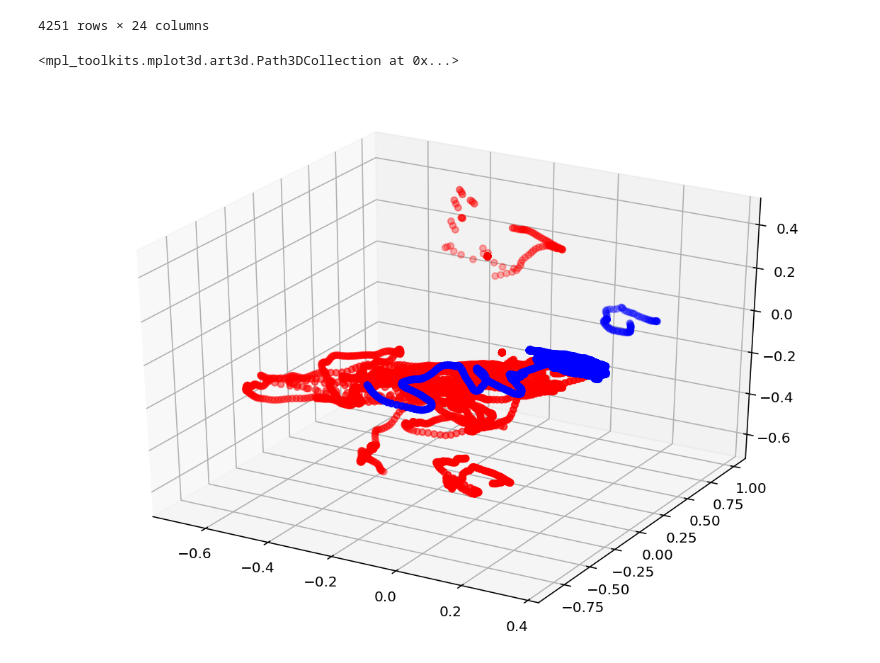
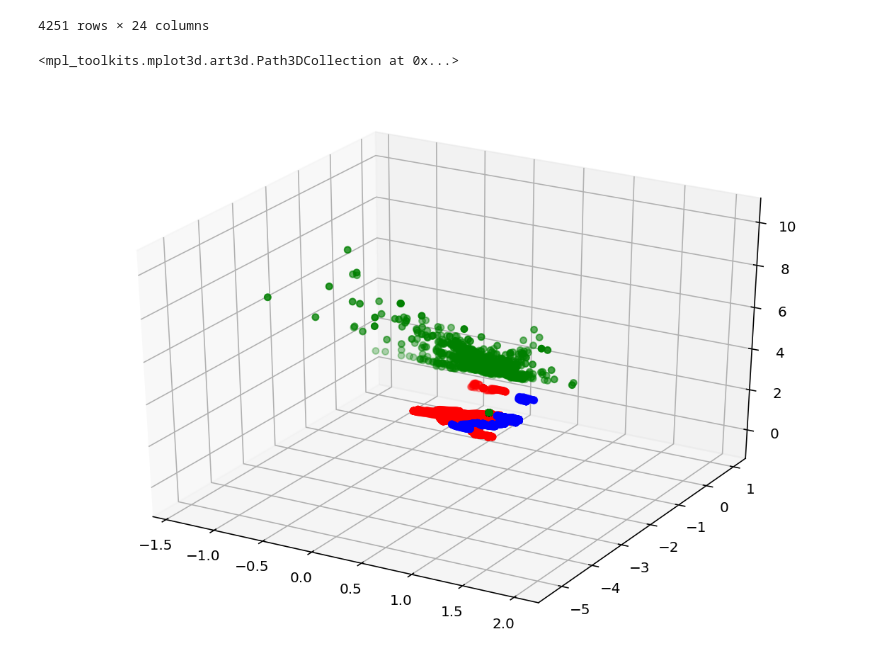
Before and after one commit to onejgordon/cec_vr, a Jupyter notebook: Analysis/analyze.ipynb, the cells around one changed output. Drawn from its saved outputs; the diff is of its cells as text; code cells hidden in the pictures.

```diff
--- a/Analysis/analyze.ipynb
+++ b/Analysis/analyze.ipynb
@@ -47,8 +47,9 @@ tracking_df
 # %%
 fig = plt.figure()
 ax = fig.add_subplot(111, projection='3d')
 ax.scatter(tracking_df['hmd_x'], tracking_df['hmd_y'], tracking_df['hmd_z'], c='blue')
 ax.scatter(tracking_df['ctr_x'], tracking_df['ctr_y'], tracking_df['ctr_z'], c='red')
+ax.scatter(tracking_df['gaze_tgt_x'], tracking_df['gaze_tgt_y'], tracking_df['gaze_tgt_z'], c='green')
 # %% [output]
 <mpl_toolkits.mplot3d.art3d.Path3DCollection at 0x...>
-[figure, old version]
+[figure, new version]
```
Also changed, not shown: 1 other file.
